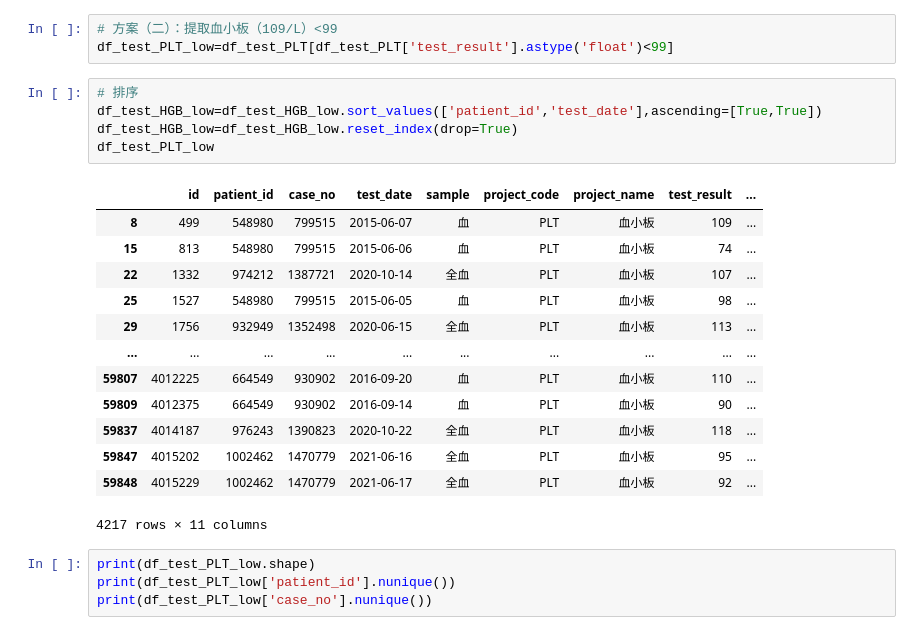
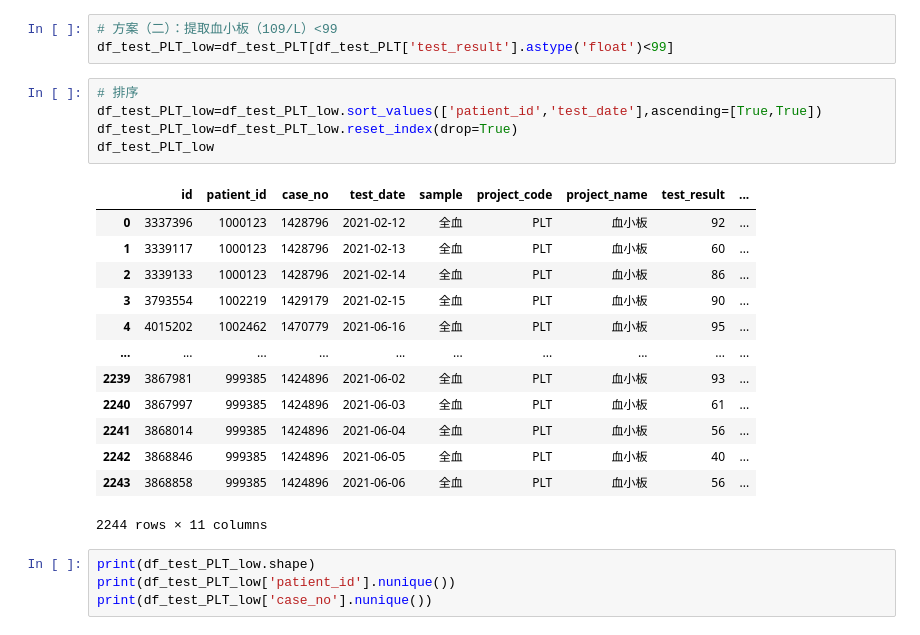
Before and after one commit to yuyongsheng1990/MTX_shanghai_sixth_hospital, a Jupyter notebook: data_process_from_mysql.ipynb, the cells around one changed output. Cells and saved outputs as stored; diff of their text form.

```diff
--- a/data_process_from_mysql.ipynb
+++ b/data_process_from_mysql.ipynb
@@ -1524,23 +1525,23 @@ df_test_PLT_low
 df_test_PLT_low=df_test_PLT[df_test_PLT['test_result'].astype('float')<99]
 # %%
 # 排序
-df_test_HGB_low=df_test_HGB_low.sort_values(['patient_id','test_date'],ascending=[True,True])
-df_test_HGB_low=df_test_HGB_low.reset_index(drop=True)
+df_test_PLT_low=df_test_PLT_low.sort_values(['patient_id','test_date'],ascending=[True,True])
+df_test_PLT_low=df_test_PLT_low.reset_index(drop=True)
 df_test_PLT_low
 # %% [output]
 |  | id | patient_id | case_no | test_date | sample | project_code | project_name | test_result | ... |
-| 8 | 499 | 548980 | 799515 | 2015-06-07 | 血 | PLT | 血小板 | 109 | ... |
-| 15 | 813 | 548980 | 799515 | 2015-06-06 | 血 | PLT | 血小板 | 74 | ... |
-| 22 | 1332 | 974212 | 1387721 | 2020-10-14 | 全血 | PLT | 血小板 | 107 | ... |
-| 25 | 1527 | 548980 | 799515 | 2015-06-05 | 血 | PLT | 血小板 | 98 | ... |
-| 29 | 1756 | 932949 | 1352498 | 2020-06-15 | 全血 | PLT | 血小板 | 113 | ... |
+| 0 | 3337396 | 1000123 | 1428796 | 2021-02-12 | 全血 | PLT | 血小板 | 92 | ... |
+| 1 | 3339117 | 1000123 | 1428796 | 2021-02-13 | 全血 | PLT | 血小板 | 60 | ... |
+| 2 | 3339133 | 1000123 | 1428796 | 2021-02-14 | 全血 | PLT | 血小板 | 86 | ... |
+| 3 | 3793554 | 1002219 | 1429179 | 2021-02-15 | 全血 | PLT | 血小板 | 90 | ... |
+| 4 | 4015202 | 1002462 | 1470779 | 2021-06-16 | 全血 | PLT | 血小板 | 95 | ... |
 | ... | ... | ... | ... | ... | ... | ... | ... | ... | ... |
-| 59807 | 4012225 | 664549 | 930902 | 2016-09-20 | 血 | PLT | 血小板 | 110 | ... |
-| 59809 | 4012375 | 664549 | 930902 | 2016-09-14 | 血 | PLT | 血小板 | 90 | ... |
-| 59837 | 4014187 | 976243 | 1390823 | 2020-10-22 | 全血 | PLT | 血小板 | 118 | ... |
-| 59847 | 4015202 | 1002462 | 1470779 | 2021-06-16 | 全血 | PLT | 血小板 | 95 | ... |
-| 59848 | 4015229 | 1002462 | 1470779 | 2021-06-17 | 全血 | PLT | 血小板 | 92 | ... |
+| 2239 | 3867981 | 999385 | 1424896 | 2021-06-02 | 全血 | PLT | 血小板 | 93 | ... |
+| 2240 | 3867997 | 999385 | 1424896 | 2021-06-03 | 全血 | PLT | 血小板 | 61 | ... |
+| 2241 | 3868014 | 999385 | 1424896 | 2021-06-04 | 全血 | PLT | 血小板 | 56 | ... |
+| 2242 | 3868846 | 999385 | 1424896 | 2021-06-05 | 全血 | PLT | 血小板 | 40 | ... |
+| 2243 | 3868858 | 999385 | 1424896 | 2021-06-06 | 全血 | PLT | 血小板 | 56 | ... |
-4217 rows × 11 columns
+2244 rows × 11 columns
 # %%
 print(df_test_PLT_low.shape)
 print(df_test_PLT_low['patient_id'].nunique())
```
Also changed, not shown: parts of 114 cells of this notebook.
